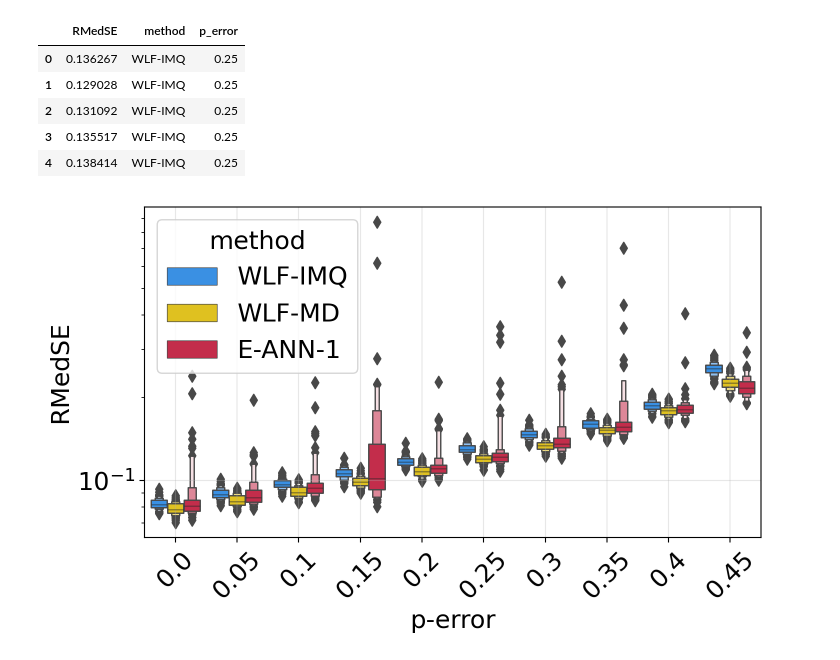
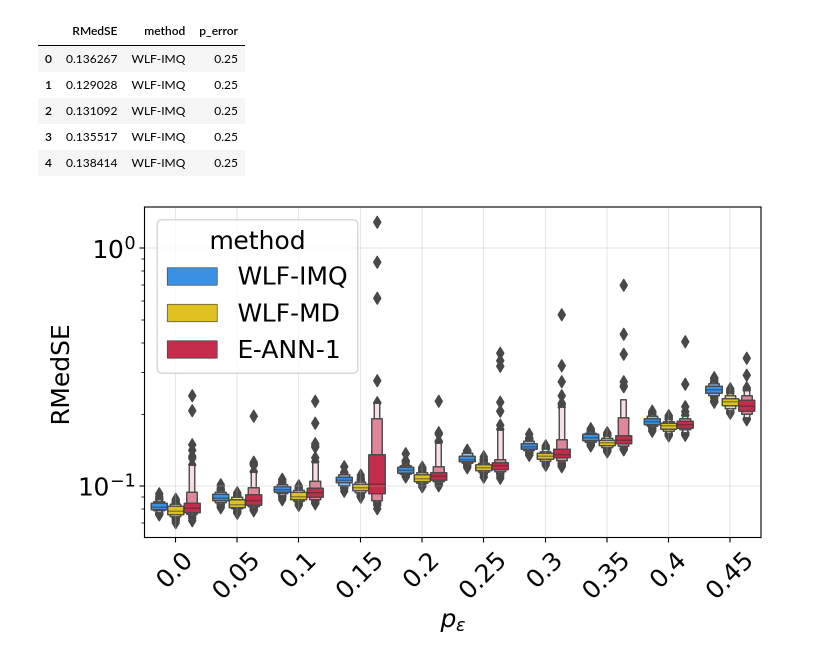
Before and after one commit to gerdm/weighted-likelihood-filter, a Jupyter notebook: experiments/uci-concrete-abblation.ipynb, the cells around one changed output. Cells and saved outputs as stored; diff of their text form; code cells hidden in the pictures.

```diff
--- a/experiments/uci-concrete-abblation.ipynb
+++ b/experiments/uci-concrete-abblation.ipynb
@@ -67,25 +67,26 @@ void_methods = ["EKF", "OGD"]
 # %%
 methods = sorted(df_all.method.unique())
 fig, ax = plt.subplots(figsize=(6.4 * 1.2, 4.8))
 sns.boxenplot(
     x="p_error", hue="method", y="RMedSE",
     data=(
         df_all
         # df_all.assign(p_error = np.clip(df_all["RMedSE"], 0.0, 1.0))
-        .query("RMedSE < 1.0")
+        .query("RMedSE <= 2.0")
         .query("method not in @void_methods")
         .query("p_error < 0.5")
     ),
     palette=cmap,
     linewidth=1,
+    scale="linear",
     # hue_order=methods
 )
 plt.yscale("log")
 plt.xticks(rotation=45)
-plt.xlabel("p-error")
+plt.xlabel("$p_\epsilon$")
 # plt.legend(bbox_to_anchor=(1,1))
 plt.grid(alpha=0.3)
 plt.tight_layout()
 plt.savefig(f"./figures/{dataset_name}-corrosion.pdf")
 # %% [output]
-[figure, old version]
+[figure, new version]
```
Also changed, not shown: parts of 1 cell of this notebook, 2 other files.
